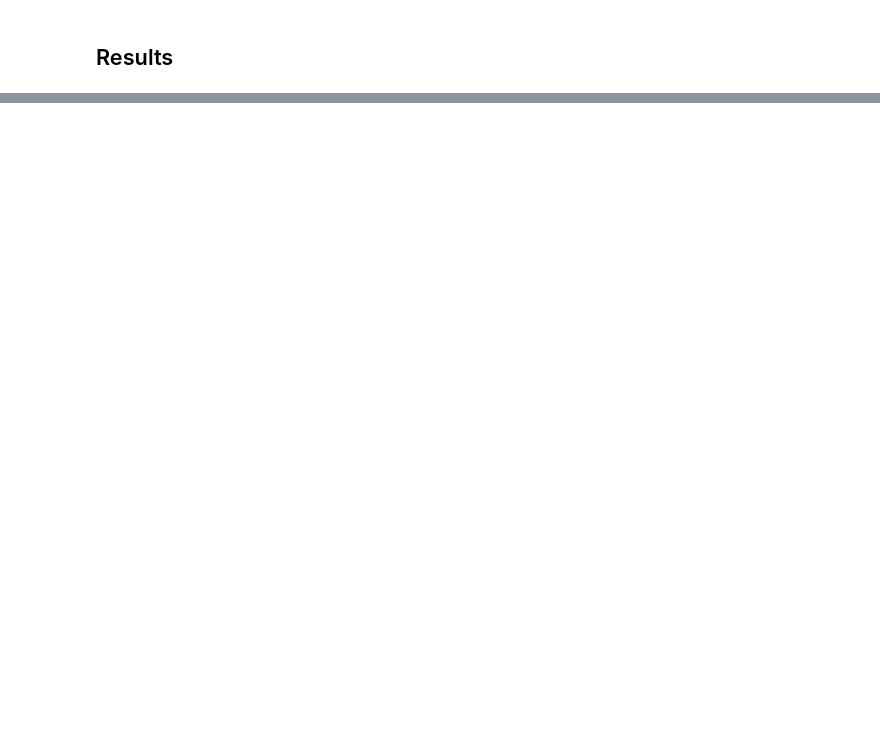
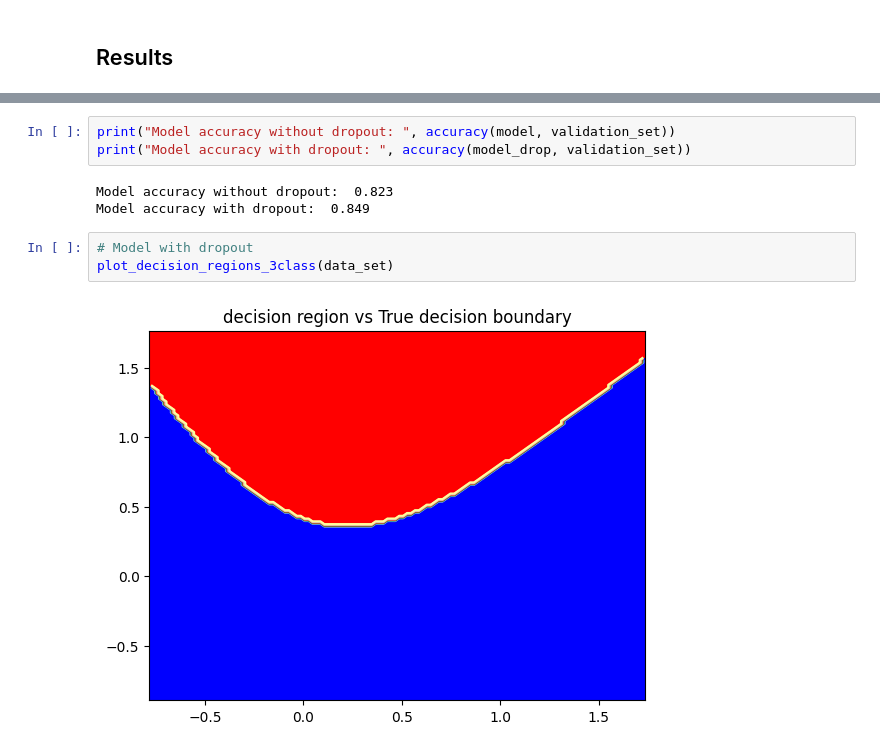
Before and after one commit to cristinagf/ai_ml_study_resources, a Jupyter notebook: module4/3_dropout.ipynb, the cells around one changed output, grey strips where cells are left out. Drawn from its saved outputs; the diff is of its cells as text; blank space fills up the shorter version.

```diff
--- a/module4/3_dropout.ipynb
+++ b/module4/3_dropout.ipynb
@@ -217,0 +215,11 @@ plot_decision_regions_3class(model, data_set)
+# %%
+print("Model accuracy without dropout: ", accuracy(model, validation_set))
+print("Model accuracy with dropout: ", accuracy(model_drop, validation_set))
+# %% [output]
+Model accuracy without dropout:  0.823
+Model accuracy with dropout:  0.849
+# %%
+# Model with dropout
+plot_decision_regions_3class(data_set)
+# %% [output]
+[figure, added]
```
Also changed, not shown: parts of 18 cells of this notebook.
